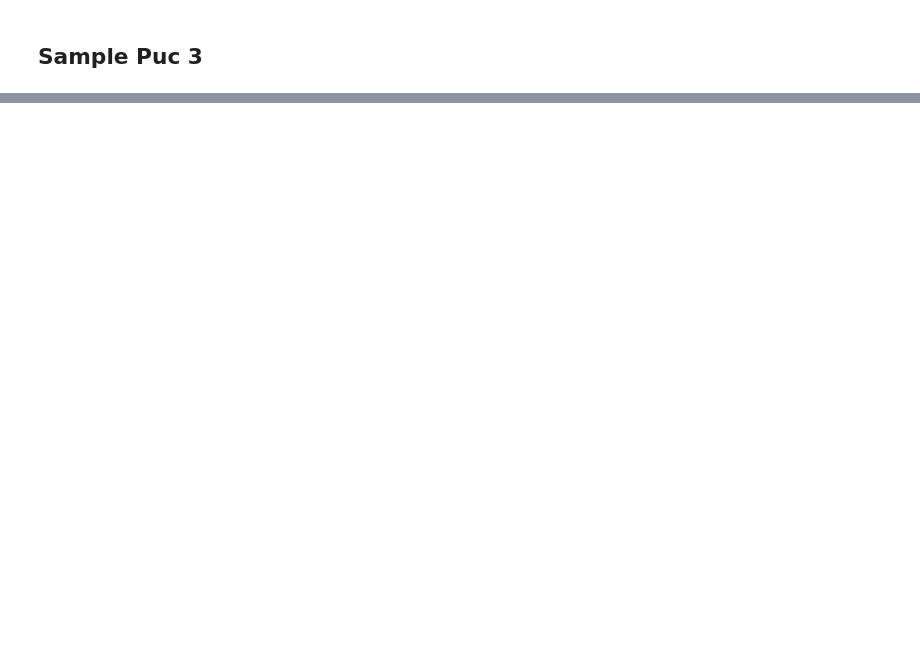
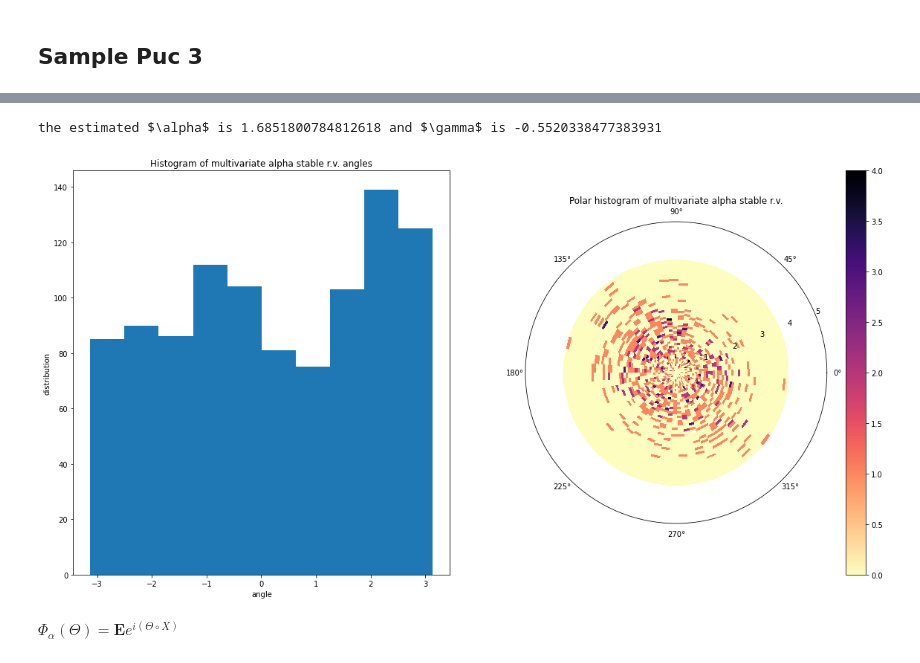
Before and after one commit to chwilko/CSoS, a Jupyter notebook: Python3/Task_list_2/Data_analysis.ipynb, the cells around one changed output, grey strips where cells are left out. Saved outputs shown, nothing was run; the diff lists cells and outputs as text; code cells hidden in the pictures; blank space fills up the shorter version.

```diff
--- a/Python3/Task_list_2/Data_analysis.ipynb
+++ b/Python3/Task_list_2/Data_analysis.ipynb
@@ -173,0 +212,54 @@ ax[1, 1].plot(np.log(t), np.log(-np.log(np.abs(Re))));
+# %%
+alpha, gamma = get_alpha_char(puc_2[0,:], t)
+print(f"the estimated $\\alpha$ is {alpha} and $\\gamma$ is {gamma}")
+# %% [output]
+the estimated $\alpha$ is 1.6851800784812618 and $\gamma$ is -0.5520338477383931
+# %%
+MA = puc_3
+
+n = 30
+E = np.arange(0, 2*np.pi, np.pi / n)
+R = np.arange(0, 5, 1)
+Gamma = np.ones((len(E), len(R)))
+Gamma[:] = np.nan
+
+for k in range(len(E)):
+    e = E[k]
+    for j in range(len(R)):
+        r = R[j]
+        counter_1 = 0
+        counter_2 = 0
+        for i in range(len(MA)):
+            if np.arctan2(MA[1, i], MA[0, i]) < e and np.linalg.norm(MA[:, i]) > r:
+                counter_1 += 1
+            if np.linalg.norm(MA[:, i]) > r:
+                counter_2 += 1
+        if counter_2 != 0:
+            Gamma[k, j] = counter_1 / counter_2
+# %%
+fig = plt.figure(figsize = (2 * Image_width, Image_width))
+Points_angles = np.ones(np.size(MA, 1))
+Points_radius = np.ones(np.size(MA, 1))
+for i in range(np.size(MA, 1)):
+    Points_angles[i] = np.arctan2(MA[1, i], MA[0, i]) # first one is  y coordinate and the second is x coordinate
+    Points_radius[i] = np.linalg.norm(MA[:, i])
+ax1 = fig.add_subplot(121)
+ax1.hist(Points_angles)
+ax1.set_title("Histogram of multivariate alpha stable r.v. angles")
+ax1.set_xlabel("angle")
+ax1.set_ylabel("distribution")
+
+ax2 = fig.add_subplot(122, polar = True)
+rbins = np.linspace(0, Points_radius.max(), 50)
+abins = np.linspace(-np.pi, np.pi, 60)
+hist, _, _ = np.histogram2d(Points_angles, Points_radius, bins = (abins, rbins))
+Angles, Rad = np.meshgrid(abins, rbins)
+ax2.grid(False)
+pc = ax2.pcolormesh(Angles, Rad, hist.T, cmap = "magma_r")
+ax2.set_ylim([0, 5])
+ax2.set_title("Polar histogram of multivariate alpha stable r.v.")
+fig.colorbar(pc);
+# %% [output]
+[figure, added]
+# %% [markdown]
+$\Phi_{\alpha}(\varTheta) = \mathbf{E}e^{i (\varTheta \circ X)}$
```
Also changed, not shown: parts of 17 cells of this notebook, 5 other files.
